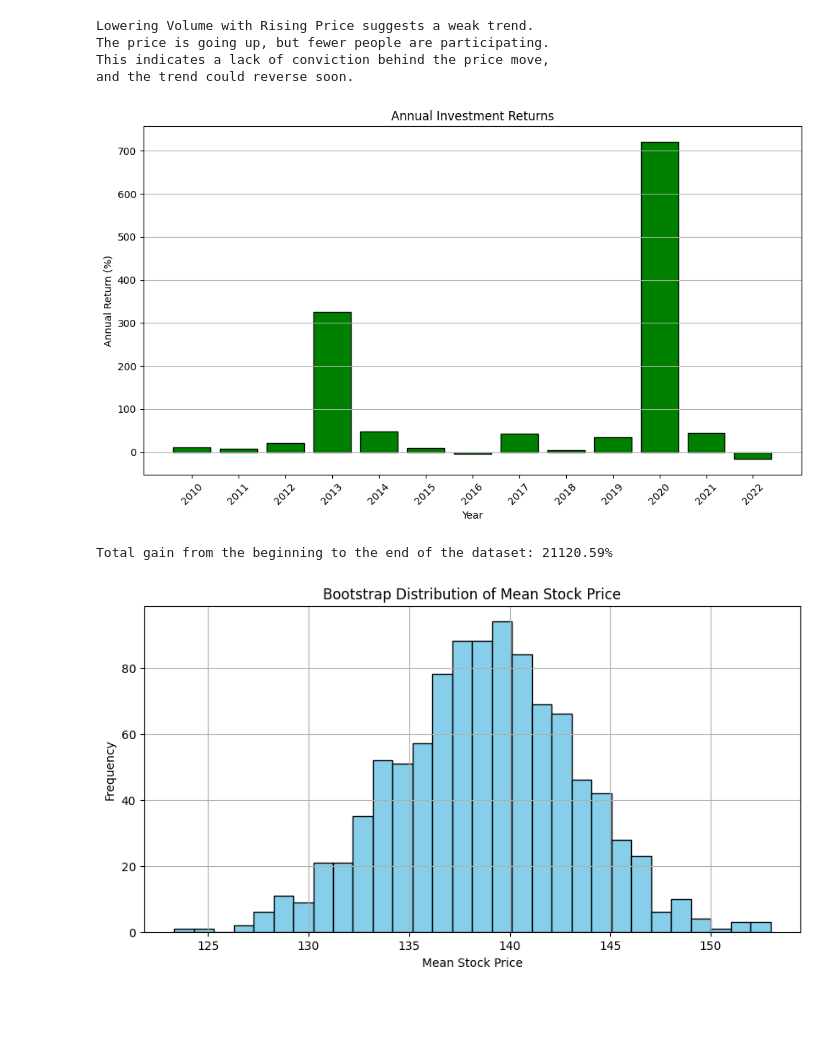
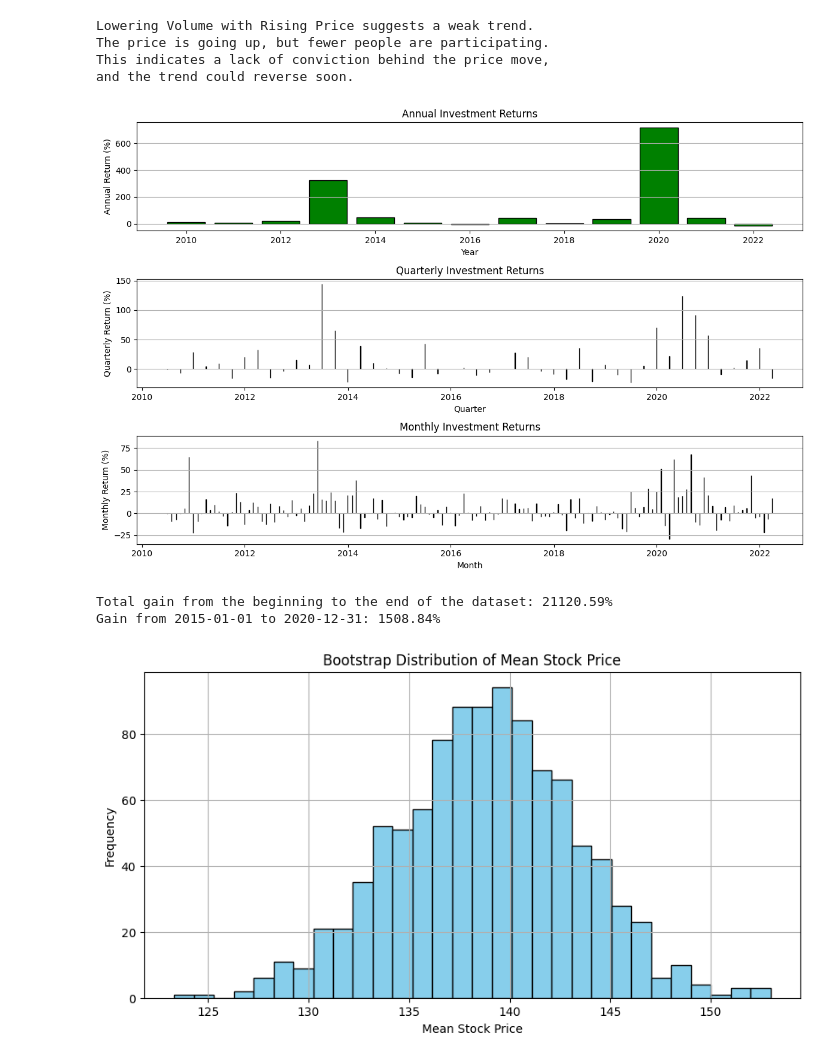
Before and after one commit to Hesham-Nabil/Data-Analysis, a Jupyter notebook: Project.ipynb, the cells around one changed output. Cells and saved outputs as stored; diff of their text form; code cells hidden in the pictures; blank space fills up the shorter version.

Commit message:
monetary gain across diff time intervals

```diff
--- a/Project.ipynb
+++ b/Project.ipynb
@@ -373,38 +373,82 @@ The price is going up, but fewer people are participating.
 This indicates a lack of conviction behind the price move,
 and the trend could reverse soon.
 # %%
+# 3. Monetary Gain Across Different Time Intervals:
+
 # 3. Monetary Gain Across Different Time Intervals:
 
 # Ensure the DataFrame is sorted by date
 df = df.sort_index()
 
 # Resample to annual data and calculate first and last prices
 annual_gain = df['Close'].resample('Y').agg(['first', 'last'])
 annual_gain['Annual_Return'] = ((annual_gain['last'] - annual_gain['first']) / annual_gain['first']) * 100
 
-# Extract year for proper labeling
-annual_gain['Year'] = annual_gain.index.year
+# Resample to quarterly data and calculate first and last prices
+quarterly_gain = df['Close'].resample('Q').agg(['first', 'last'])
+quarterly_gain['Quarterly_Return'] = ((quarterly_gain['last'] - quarterly_gain['first']) / quarterly_gain['first']) * 100
 
-# Plot the annual gain with proper labels
-plt.figure(figsize=(10, 6))
-plt.bar(annual_gain['Year'], annual_gain['Annual_Return'], color='green', edgecolor='black')
+# Resample to monthly data and calculate first and last prices
+monthly_gain = df['Close'].resample('M').agg(['first', 'last'])
+monthly_gain['Monthly_Return'] = ((monthly_gain['last'] - monthly_gain['first']) / monthly_gain['first']) * 100
+
+# Plot the annual, quarterly, and monthly gain
+plt.figure(figsize=(12, 8))
+
+# Plot Annual Gains
+plt.subplot(3, 1, 1)
+plt.bar(annual_gain.index.year, annual_gain['Annual_Return'], color='green', edgecolor='black')
 plt.title('Annual Investment Returns')
 plt.xlabel('Year')
 plt.ylabel('Annual Return (%)')
 plt.grid(axis='y')
-plt.xticks(ticks=annual_gain['Year'], labels=annual_gain['Year'], rotation=45)
+
+# Plot Quarterly Gains
+plt.subplot(3, 1, 2)
+plt.bar(quarterly_gain.index, quarterly_gain['Quarterly_Return'], color='blue', edgecolor='black')
+plt.title('Quarterly Investment Returns')
+plt.xlabel('Quarter')
+plt.ylabel('Quarterly Return (%)')
+plt.grid(axis='y')
+
+# Plot Monthly Gains
+plt.subplot(3, 1, 3)
+plt.bar(monthly_gain.index, monthly_gain['Monthly_Return'], color='orange', edgecolor='black')
+plt.title('Monthly Investment Returns')
+plt.xlabel('Month')
+plt.ylabel('Monthly Return (%)')
+plt.grid(axis='y')
+
+# Adjust layout and show plots
 plt.tight_layout()
 plt.show()
 
-# Calculate total gain from the start to the end of the dataset
+# Calculate the total gain across the entire dataset (already done)
 initial_price = df['Close'].iloc[0]
 final_price = df['Close'].iloc[-1]
 total_gain = ((final_price - initial_price) / initial_price) * 100
 
+# Print total gain
 print(f"Total gain from the beginning to the end of the dataset: {total_gain:.2f}%")
+
+# Optionally, you can also calculate custom date range gains (e.g., from January 2015 to December 2020)
+start_date = '2015-01-01'
+end_date = '2020-12-31'
+
+# Filter the data for the custom date range
+custom_range = df.loc[start_date:end_date]
+
+# Calculate gain for the custom range
+custom_start_price = custom_range['Close'].iloc[0]
+custom_end_price = custom_range['Close'].iloc[-1]
+custom_range_gain = ((custom_end_price - custom_start_price) / custom_start_price) * 100
+
+# Print custom range gain
+print(f"Gain from {start_date} to {end_date}: {custom_range_gain:.2f}%")
 # %% [output]
-[figure, old version]
+[figure, new version]
 Total gain from the beginning to the end of the dataset: 21120.59%
+Gain from 2015-01-01 to 2020-12-31: 1508.84%
 # %%
 # 3.4 Error Estimation: Bootstrapping
 from sklearn.utils import resample                                   # Import resample for bootstrapping
```
